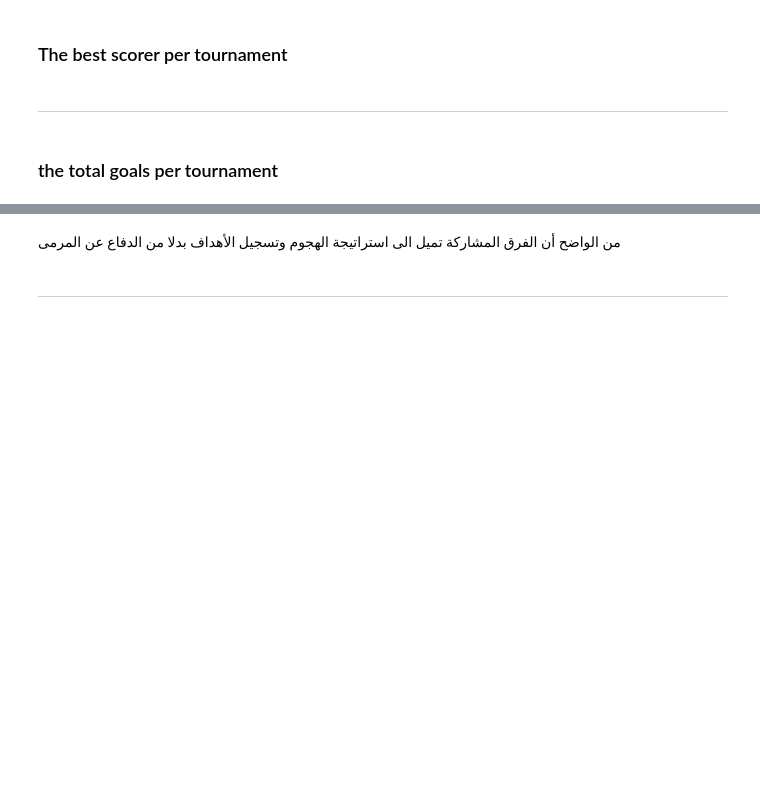
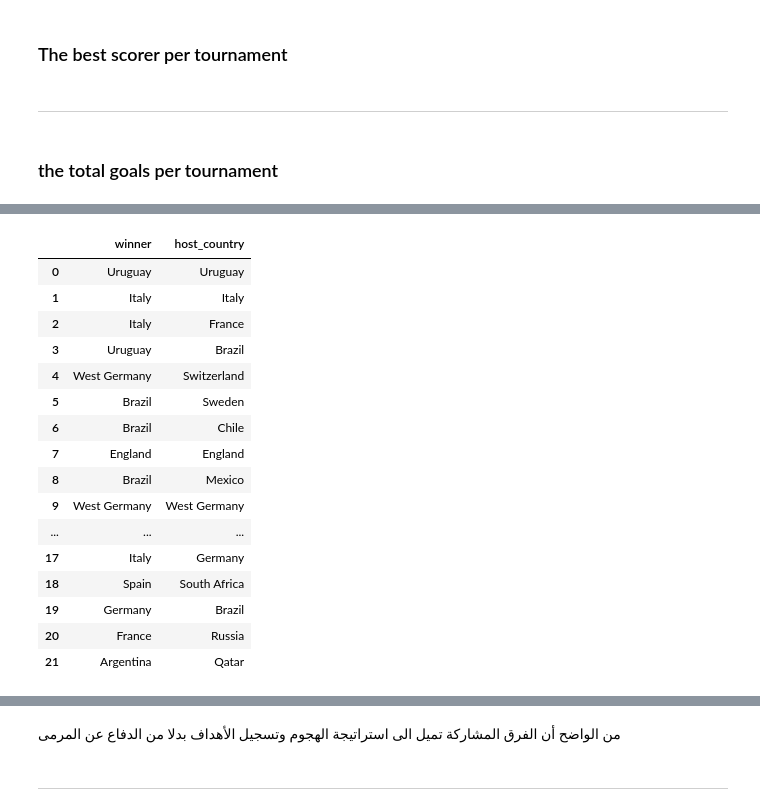
Before and after one commit to Hussain-Khallouf/DM-homework-1, a Jupyter notebook: 3.ipynb, the cells around one changed output, grey strips where cells are left out. Cells and saved outputs as stored; diff of their text form; code cells hidden in the pictures; blank space fills up the shorter version.

```diff
--- a/3.ipynb
+++ b/3.ipynb
@@ -147,0 +207,20 @@ fig.show()
+# %%
+wh
+# %% [output]
+|  | winner | host_country |
+| 0 | Uruguay | Uruguay |
+| 1 | Italy | Italy |
+| 2 | Italy | France |
+| 3 | Uruguay | Brazil |
+| 4 | West Germany | Switzerland |
+| 5 | Brazil | Sweden |
+| 6 | Brazil | Chile |
+| 7 | England | England |
+| 8 | Brazil | Mexico |
+| 9 | West Germany | West Germany |
+| ... | ... | ... |
+| 17 | Italy | Germany |
+| 18 | Spain | South Africa |
+| 19 | Germany | Brazil |
+| 20 | France | Russia |
+| 21 | Argentina | Qatar |
```
Also changed, not shown: parts of 30 cells of this notebook, 2 other files.
